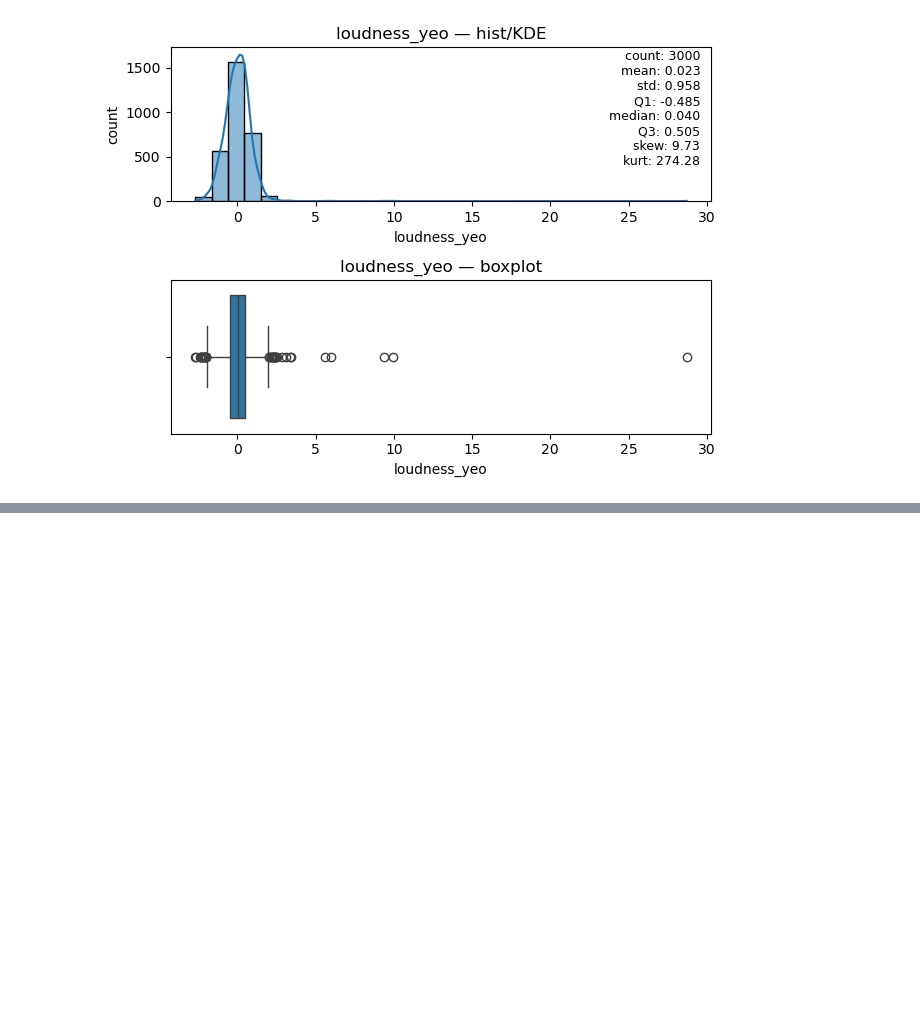
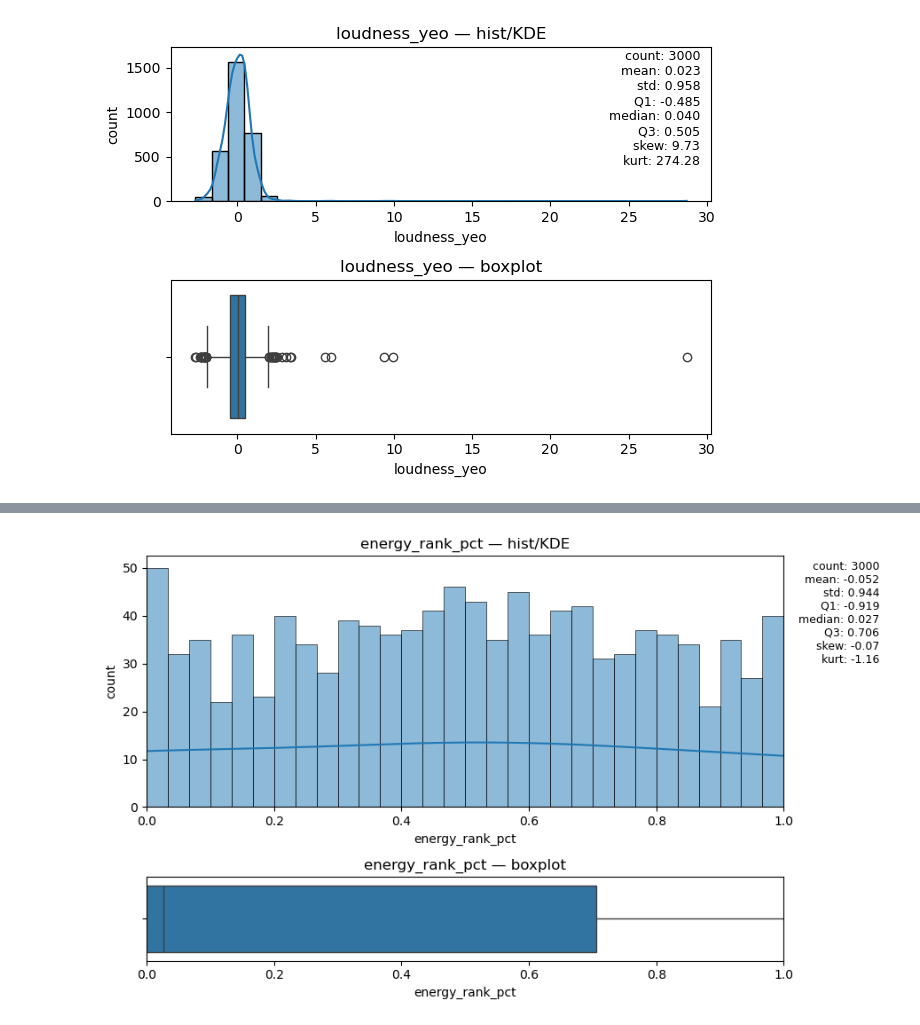
Before and after one commit to RenatoFerreira1240605/APRAU_EFG_B_1240605_1190995, a Jupyter notebook: Assignment_Part1.ipynb, the cells around one changed output, grey strips where cells are left out. Cells and saved outputs as stored; diff of their text form; code cells hidden in the pictures; blank space fills up the shorter version.

```diff
--- a/Assignment_Part1.ipynb
+++ b/Assignment_Part1.ipynb
@@ -458,0 +536,44 @@ O **boxplot** confirma que há muitos pontos fora do intervalo interquartil, sob
+# %%
+col = "energy_rank_pct"
+x = df[col].dropna().astype(float)
+
+# stats básicos
+count  = x.size
+mean   = x.mean()
+std    = x.std(ddof=1)
+q1     = x.quantile(0.25)
+median = x.quantile(0.50)
+q3     = x.quantile(0.75)
+skew   = x.skew()
+kurt   = x.kurtosis()
+
+stats_txt = (
+    f"count: {count}\n"
+    f"mean: {mean:.3f}\n"
+    f"std: {std:.3f}\n"
+    f"Q1: {q1:.3f}\n"
+    f"median: {median:.3f}\n"
+    f"Q3: {q3:.3f}\n"
+    f"skew: {skew:.2f}\n"
+    f"kurt: {kurt:.2f}"
+)
+# %%
+# figura com hist+KDE (em cima) e boxplot (baixo)
+fig, (ax1, ax2) = plt.subplots(
+    2, 1, figsize=(9, 5.5), gridspec_kw={"height_ratios": [3, 1]}, sharex=False
+)
+
+# HIST + KDE (bins ajustados ao [0,1])
+sns.histplot(x, bins=30, kde=True, binrange=(0,1), ax=ax1)
+ax1.set(title=f"{col} — hist/KDE", ylabel="count", xlim=(0,1))
+ax1.text(1.15, 0.98, stats_txt, transform=ax1.transAxes,ha="right", va="top", fontsize=9)
+
+# BOXPLOT
+sns.boxplot(x=x, ax=ax2)
+ax2.set(title=f"{col} — boxplot", xlabel=col, ylabel="")
+ax2.set_xlim(0,1)
+
+plt.tight_layout()
+plt.show()
+# %% [output]
+[figure, added]
```
Also changed, not shown: parts of 27 cells of this notebook.
